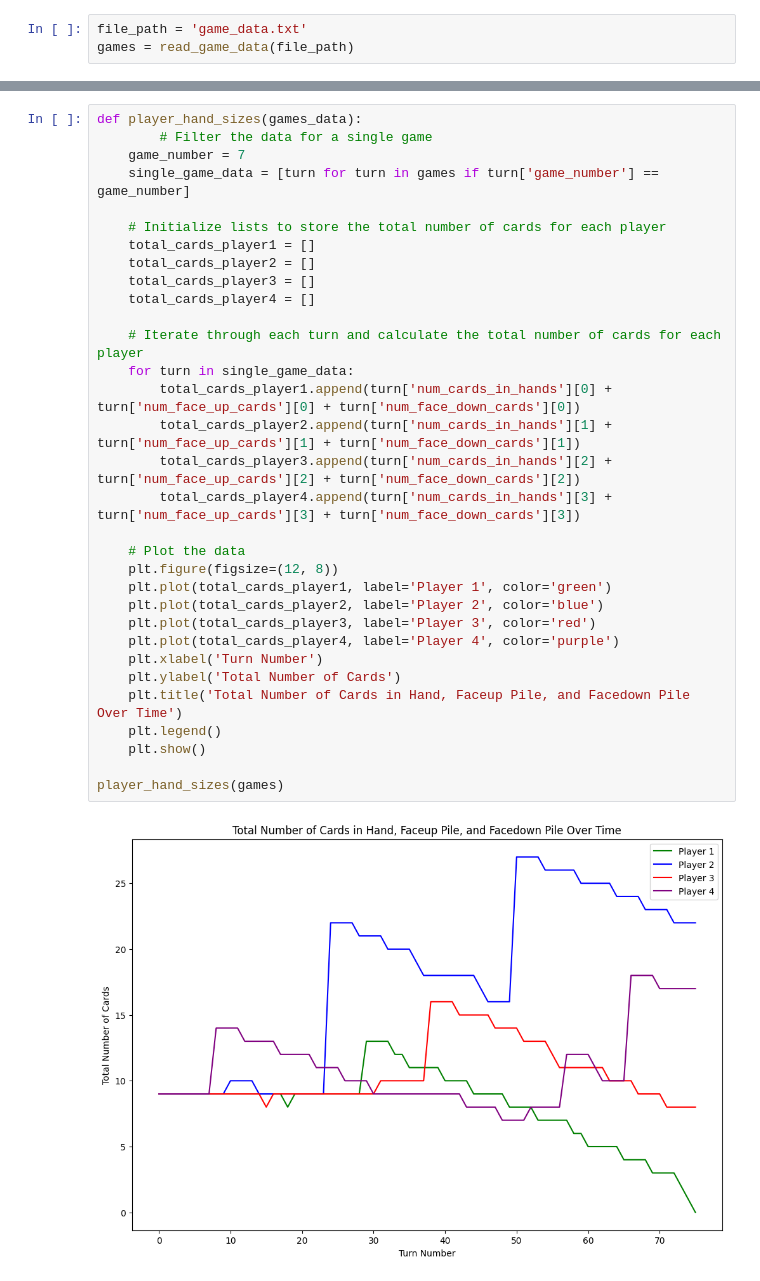
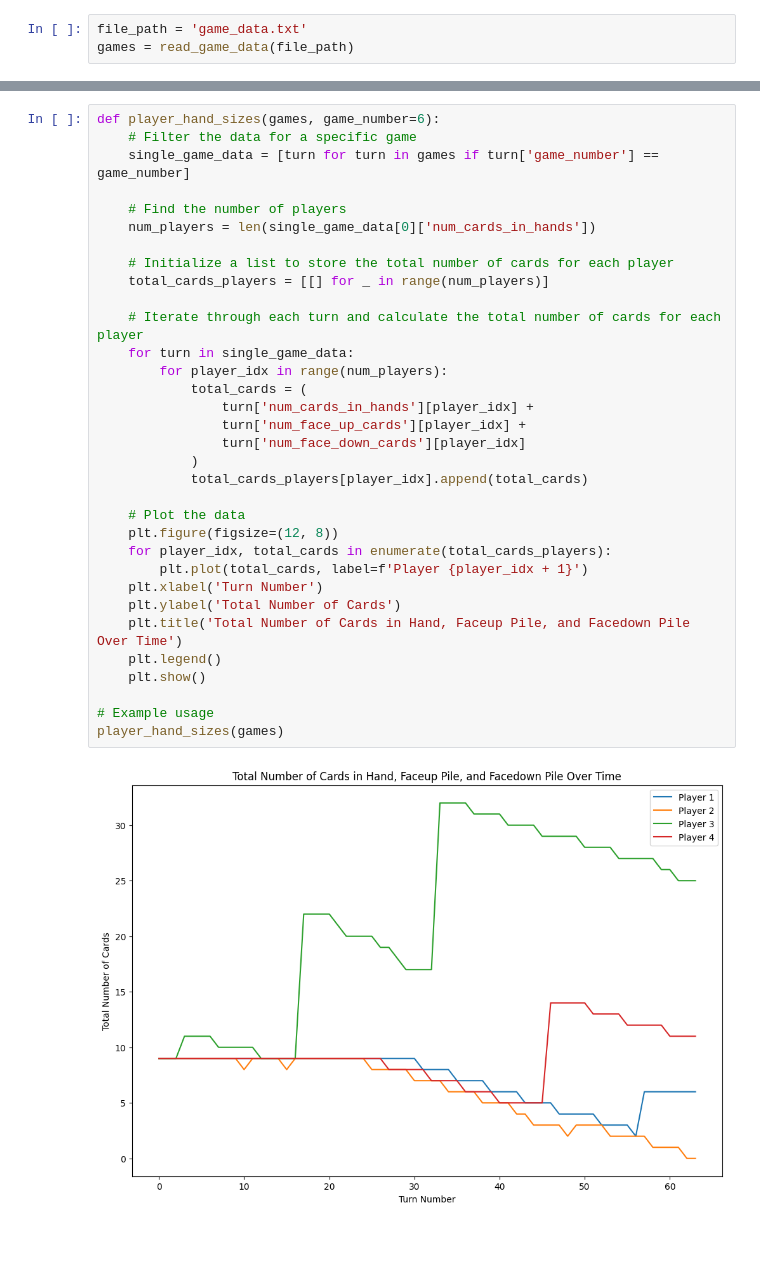
Before and after one commit to elliottscott774/Canary, a Jupyter notebook: visualizations.ipynb, the cells around one changed output, grey strips where cells are left out. Cells and saved outputs as stored; diff of their text form; blank space fills up the shorter version.

Commit message:
Added AI Players

```diff
--- a/visualizations.ipynb
+++ b/visualizations.ipynb
@@ -48,34 +48,35 @@ top_card_hist(games)
 # %%
-def player_hand_sizes(games_data):
-        # Filter the data for a single game
-    game_number = 7
+def player_hand_sizes(games, game_number=6):
+    # Filter the data for a specific game
     single_game_data = [turn for turn in games if turn['game_number'] == game_number]
 
-    # Initialize lists to store the total number of cards for each player
-    total_cards_player1 = []
-    total_cards_player2 = []
-    total_cards_player3 = []
-    total_cards_player4 = []
+    # Find the number of players
+    num_players = len(single_game_data[0]['num_cards_in_hands'])
+
+    # Initialize a list to store the total number of cards for each player
+    total_cards_players = [[] for _ in range(num_players)]
 
     # Iterate through each turn and calculate the total number of cards for each player
     for turn in single_game_data:
-        total_cards_player1.append(turn['num_cards_in_hands'][0] + turn['num_face_up_cards'][0] + turn['num_face_down_cards'][0])
-        total_cards_player2.append(turn['num_cards_in_hands'][1] + turn['num_face_up_cards'][1] + turn['num_face_down_cards'][1])
-        total_cards_player3.append(turn['num_cards_in_hands'][2] + turn['num_face_up_cards'][2] + turn['num_face_down_cards'][2])
-        total_cards_player4.append(turn['num_cards_in_hands'][3] + turn['num_face_up_cards'][3] + turn['num_face_down_cards'][3])
+        for player_idx in range(num_players):
+            total_cards = (
+                turn['num_cards_in_hands'][player_idx] +
+                turn['num_face_up_cards'][player_idx] +
+                turn['num_face_down_cards'][player_idx]
+            )
+            total_cards_players[player_idx].append(total_cards)
 
     # Plot the data
     plt.figure(figsize=(12, 8))
-    plt.plot(total_cards_player1, label='Player 1', color='green')
-    plt.plot(total_cards_player2, label='Player 2', color='blue')
-    plt.plot(total_cards_player3, label='Player 3', color='red')
-    plt.plot(total_cards_player4, label='Player 4', color='purple')
+    for player_idx, total_cards in enumerate(total_cards_players):
+        plt.plot(total_cards, label=f'Player {player_idx + 1}')
     plt.xlabel('Turn Number')
     plt.ylabel('Total Number of Cards')
     plt.title('Total Number of Cards in Hand, Faceup Pile, and Facedown Pile Over Time')
     plt.legend()
     plt.show()
 
+# Example usage
 player_hand_sizes(games)
 # %% [output]
-[figure, old version]
+[figure, new version]
```
Also changed, not shown: parts of 3 cells of this notebook, 2 other files.
